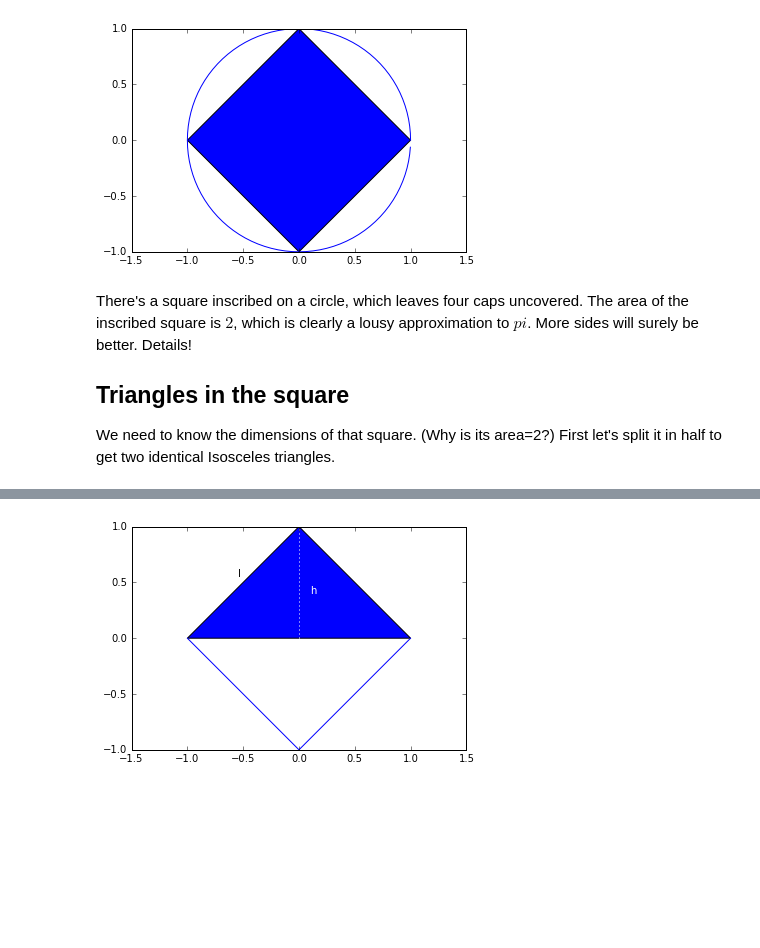
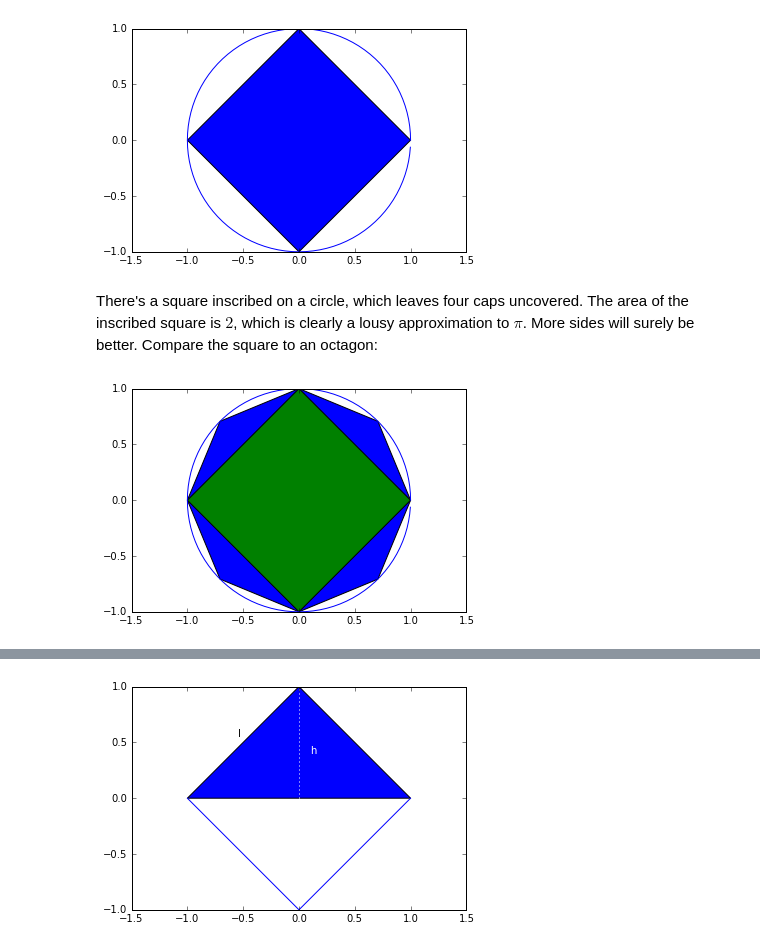
Before and after one commit to vobine/hacks, a Jupyter notebook: Pi2016.ipynb, the cells around one changed output, grey strips where cells are left out. Cells and saved outputs as stored; diff of their text form; code cells hidden in the pictures; blank space fills up the shorter version.

Commit message:
More detail, motivation, clarity.

```diff
--- a/Pi2016.ipynb
+++ b/Pi2016.ipynb
@@ -26,7 +26,10 @@ drawPolygon (4)
 # %% [output]
 [figure]
 # %% [markdown]
-There's a square inscribed on a circle, which leaves four caps uncovered. The area of the inscribed square is $2$, which is clearly a lousy approximation to $pi$. More sides will surely be better. Details!
-## Triangles in the square
-We need to know the dimensions of that square. (Why is its area=2?)
-First let's split it in half to get two identical Isosceles triangles.
+There's a square inscribed on a circle, which leaves four caps uncovered. The area of the inscribed square is $2$, which is clearly a lousy approximation to $\pi$. More sides will surely be better. Compare the square to an octagon:
+# %%
+drawCircle ()
+drawPolygon (8)
+drawPolygon (4)
+# %% [output]
+[figure, added]
```
Also changed, not shown: parts of 7 cells of this notebook.
